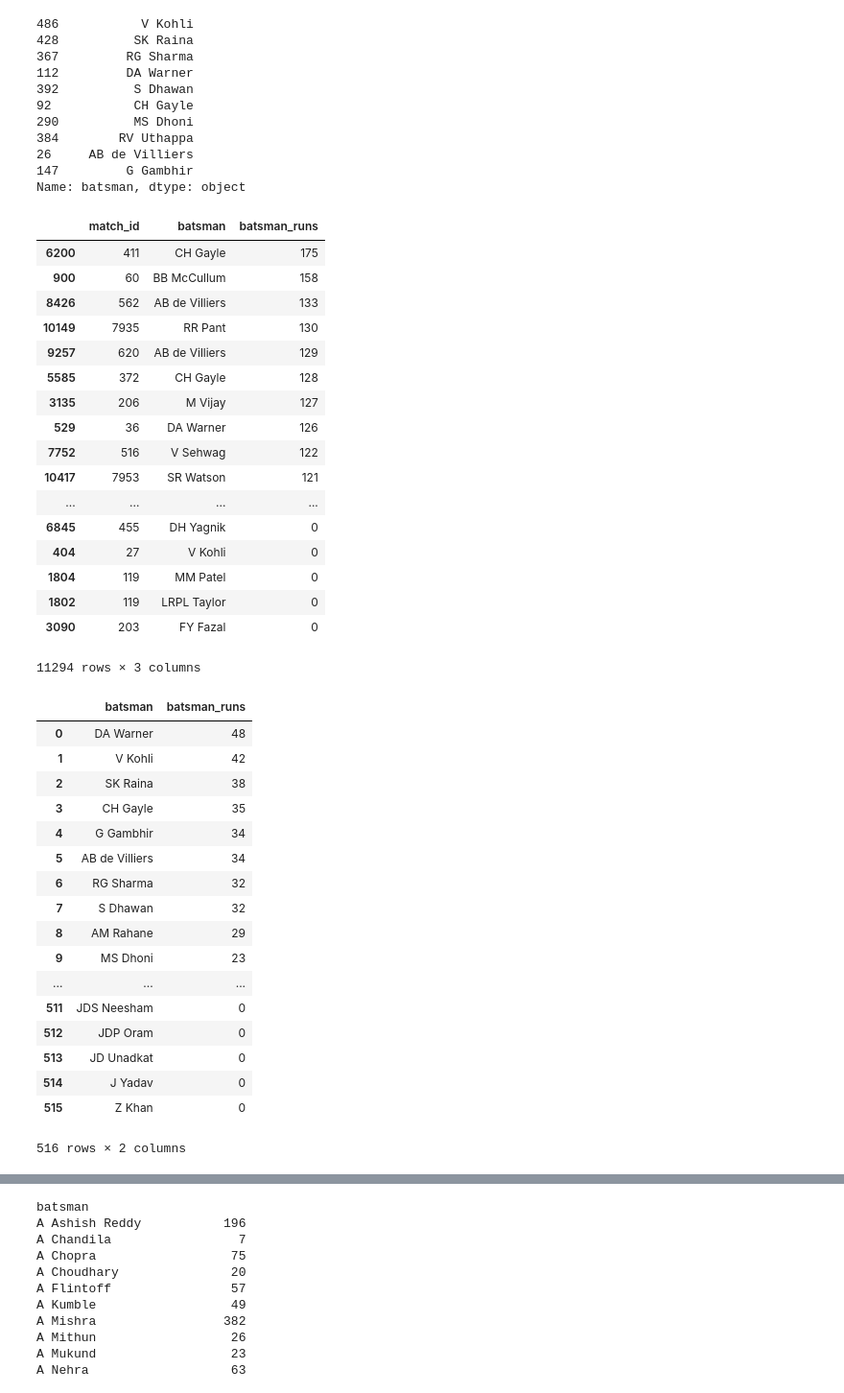
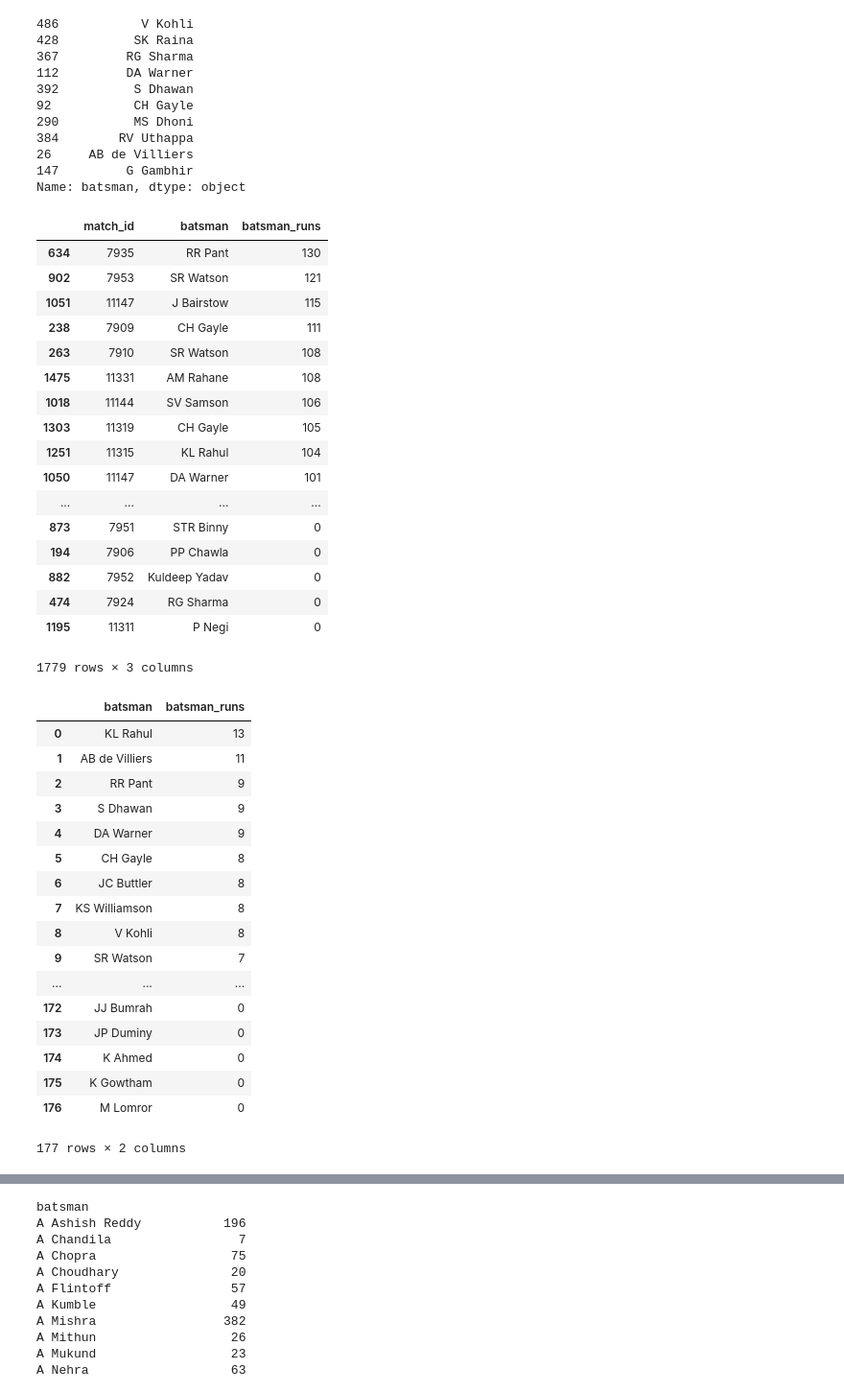
Before and after one commit to Ishita-Kedia/IPL_Analysis, a Jupyter notebook: batsman.ipynb, the cells around one changed output, grey strips where cells are left out. Shown at 96% size. Saved outputs shown, nothing was run; the diff lists cells and outputs as text; code cells hidden in the pictures.

```diff
--- a/batsman.ipynb
+++ b/batsman.ipynb
@@ -4,7 +4,7 @@ from pandas import Series,DataFrame
 import numpy as np
 import matplotlib.pyplot as plt
 # %%
-data = pd.read_csv('datasets/deliveries.csv')
+data = pd.read_csv('datasets/1819.csv')
 # %%
 data.head()
 # %% [output]
@@ -64,48 +64,48 @@ aa = data.groupby(['match_id','batsman'])['batsman_runs'].agg('sum').reset_index
 aa
 # %% [output]
 |  | match_id | batsman | batsman_runs |
-| 6200 | 411 | CH Gayle | 175 |
-| 900 | 60 | BB McCullum | 158 |
-| 8426 | 562 | AB de Villiers | 133 |
-| 10149 | 7935 | RR Pant | 130 |
-| 9257 | 620 | AB de Villiers | 129 |
-| 5585 | 372 | CH Gayle | 128 |
-| 3135 | 206 | M Vijay | 127 |
-| 529 | 36 | DA Warner | 126 |
-| 7752 | 516 | V Sehwag | 122 |
-| 10417 | 7953 | SR Watson | 121 |
+| 634 | 7935 | RR Pant | 130 |
+| 902 | 7953 | SR Watson | 121 |
+| 1051 | 11147 | J Bairstow | 115 |
+| 238 | 7909 | CH Gayle | 111 |
+| 263 | 7910 | SR Watson | 108 |
+| 1475 | 11331 | AM Rahane | 108 |
+| 1018 | 11144 | SV Samson | 106 |
+| 1303 | 11319 | CH Gayle | 105 |
+| 1251 | 11315 | KL Rahul | 104 |
+| 1050 | 11147 | DA Warner | 101 |
 | ... | ... | ... | ... |
-| 6845 | 455 | DH Yagnik | 0 |
-| 404 | 27 | V Kohli | 0 |
-| 1804 | 119 | MM Patel | 0 |
-| 1802 | 119 | LRPL Taylor | 0 |
-| 3090 | 203 | FY Fazal | 0 |
+| 873 | 7951 | STR Binny | 0 |
+| 194 | 7906 | PP Chawla | 0 |
+| 882 | 7952 | Kuldeep Yadav | 0 |
+| 474 | 7924 | RG Sharma | 0 |
+| 1195 | 11311 | P Negi | 0 |
-11294 rows × 3 columns
+1779 rows × 3 columns
 # %%
 c = c.iloc[:10]
 # %%
 abc = aa.groupby('batsman')['batsman_runs'].agg(lambda x: (x>50).sum()).reset_index().sort_values(by='batsman_runs', ascending=False).reset_index(drop=True)
-abc.to_csv("fifty.csv",index=False)
+abc.to_csv("fifty1819.csv",index=False)
 abc
 # %% [output]
 |  | batsman | batsman_runs |
-| 0 | DA Warner | 48 |
-| 1 | V Kohli | 42 |
-| 2 | SK Raina | 38 |
-| 3 | CH Gayle | 35 |
-| 4 | G Gambhir | 34 |
-| 5 | AB de Villiers | 34 |
-| 6 | RG Sharma | 32 |
-| 7 | S Dhawan | 32 |
-| 8 | AM Rahane | 29 |
-| 9 | MS Dhoni | 23 |
+| 0 | KL Rahul | 13 |
+| 1 | AB de Villiers | 11 |
+| 2 | RR Pant | 9 |
+| 3 | S Dhawan | 9 |
+| 4 | DA Warner | 9 |
+| 5 | CH Gayle | 8 |
+| 6 | JC Buttler | 8 |
+| 7 | KS Williamson | 8 |
+| 8 | V Kohli | 8 |
+| 9 | SR Watson | 7 |
 | ... | ... | ... |
-| 511 | JDS Neesham | 0 |
-| 512 | JDP Oram | 0 |
-| 513 | JD Unadkat | 0 |
-| 514 | J Yadav | 0 |
-| 515 | Z Khan | 0 |
+| 172 | JJ Bumrah | 0 |
+| 173 | JP Duminy | 0 |
+| 174 | K Ahmed | 0 |
+| 175 | K Gowtham | 0 |
+| 176 | M Lomror | 0 |
-516 rows × 2 columns
+177 rows × 2 columns
 # %%
 _100 = aa.groupby('batsman')['batsman_runs'].agg(lambda x: (x>=100).sum()).reset_index().sort_values(by='batsman_runs', ascending=False).reset_index(drop=True)
 #abc.to_csv("fifty.csv",index=False)
```
Also changed, not shown: parts of 14 cells of this notebook, 16 other files.
